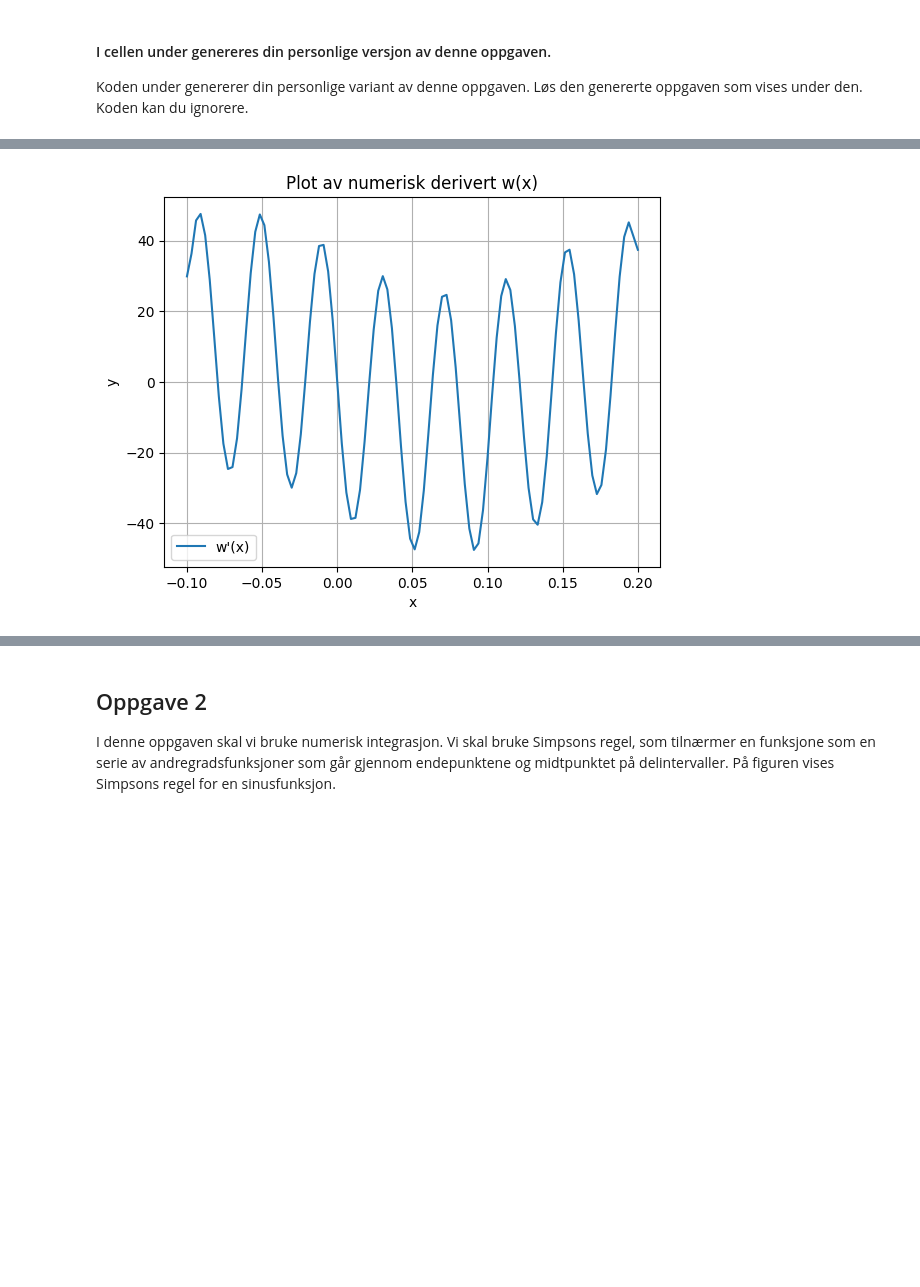
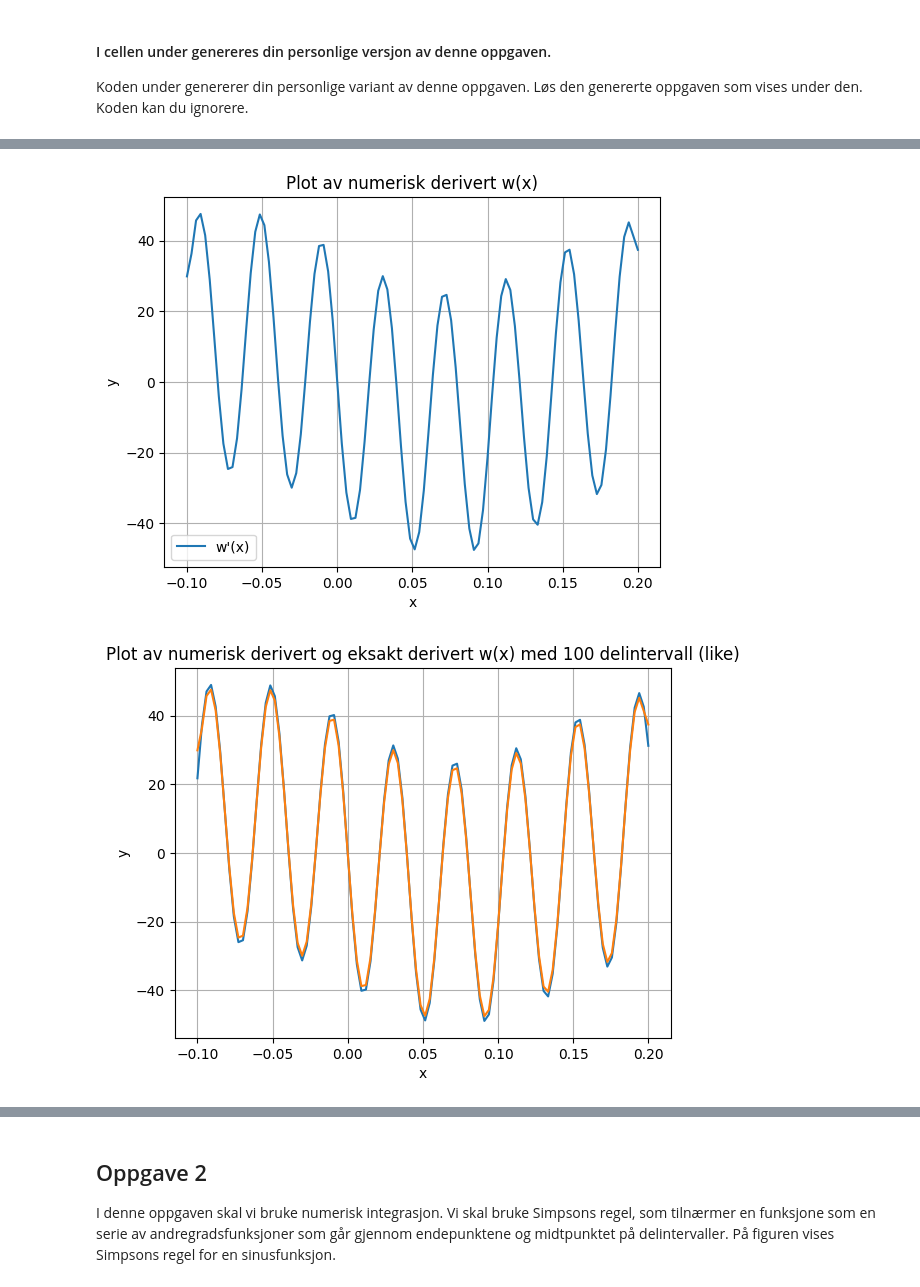
Before and after one commit to Stackset1/MAT102, a Jupyter notebook: notebooks/oblig1/innlevering1.ipynb, the cells around one changed output, grey strips where cells are left out. Cells and saved outputs as stored; diff of their text form; code cells hidden in the pictures; blank space fills up the shorter version.

```diff
--- a/notebooks/oblig1/innlevering1.ipynb
+++ b/notebooks/oblig1/innlevering1.ipynb
@@ -53,35 +53,58 @@ y = w(x)
 plt.plot(x, y, label="w(x)")
 plt.title("Plot av w(x)")
 plt.xlabel("x")
 plt.ylabel("y")
 plt.grid()
 plt.legend()
 plt.show()
 
 # Oppgave 2
 
-x = np.linspace(-0.1, 0.2, 100)
+x_oppgave2 = np.linspace(-0.1, 0.2, 100)
+y_oppgave2 = np.gradient(y, x_oppgave2)
 
-dx = x[1] - x[0]
-y = np.gradient(y, dx)
-
-plt.plot(x, y, label="w'(x)")
+plt.plot(x_oppgave2, y_oppgave2, label="w'(x)")
 plt.title("Plot av numerisk derivert w(x)")
 plt.xlabel("x")
 plt.ylabel("y")
 plt.grid()
 plt.legend()
 plt.show()
 
 # Oppgave 3
 
 def wderivert(x):
     res = 0
     for i in range(3):
         res = res + -np.sin((7**i) * np.pi * x) * (7**i) * np.pi / (2**i)
     return res
 
 x = np.linspace(-0.1, 0.2, 100)
+y = wderivert(x)
+
+plt.plot(x, y)
+plt.plot(x_oppgave2, y_oppgave2)
+plt.title("Plot av numerisk derivert og eksakt derivert w(x) med 100 delintervall (like)")
+plt.xlabel("x")
+plt.ylabel("y")
+plt.grid()
+plt.show()
+
+
+
+x_oppgave3 = np.linspace(-0.1, 0.2, 10)
+y_oppgave3 = np.gradient(w(x_oppgave3), x_oppgave3)
+
+y = wderivert(x_oppgave3)
+
+plt.plot(x_oppgave3, y)
+plt.plot(x_oppgave3, y_oppgave3)
+plt.title("Plot av numerisk derivert og eksakt derivert w(x) med 10 delintervall (ulike)")
+plt.xlabel("x")
+plt.ylabel("y")
+plt.grid()
+plt.show()
 # %% [output]
 [figure]
 [figure]
+[figure, added]
```
Also changed, not shown: parts of 3 cells of this notebook.
